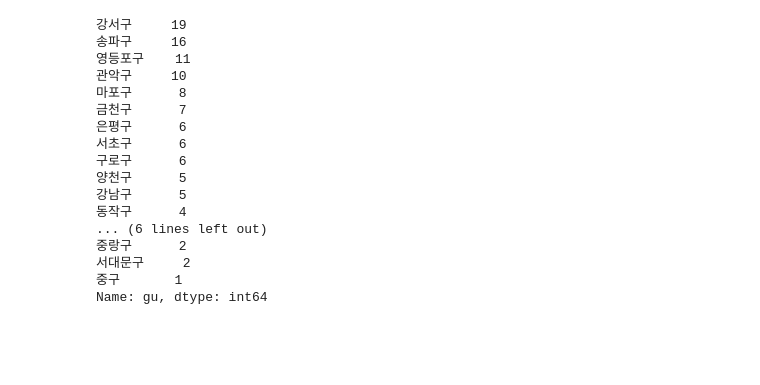
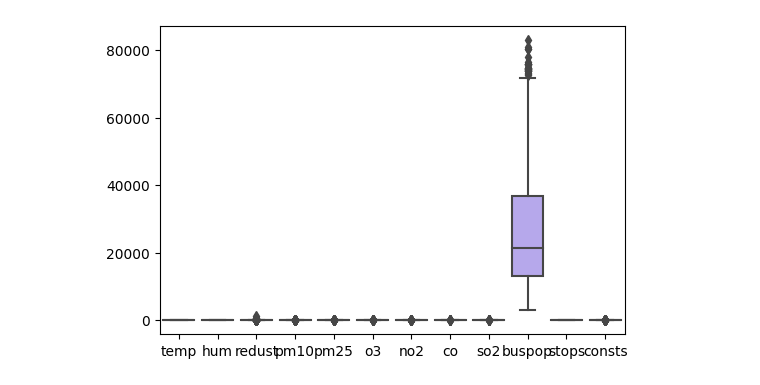
Before and after one commit to datajobbu/2023_1st_datamining, a Jupyter notebook: modeling/eda.ipynb, the cells around one changed output. Saved outputs shown, nothing was run; the diff lists cells and outputs as text; code cells hidden in the pictures; blank space fills up the shorter version.

```diff
--- a/modeling/eda.ipynb
+++ b/modeling/eda.ipynb
@@ -145,20 +46,6 @@ df.describe()
-# %%
-df[df['avg_re_dust']>100]['gu'].value_counts()
-# %% [output]
-강서구     19
-송파구     16
-영등포구    11
-관악구     10
-마포구      8
-금천구      7
-은평구      6
-서초구      6
-구로구      6
-양천구      5
-강남구      5
-동작구      4
-... (6 lines left out)
-중랑구      2
-서대문구     2
-중구       1
-Name: gu, dtype: int64
+# %%
+plt.figure(figsize=(6, 4))
+sns.boxplot(data=df.drop(['date_cd'], axis=1))
+plt.show()
+# %% [output]
+[figure, added]
```
Also changed, not shown: parts of 21 cells of this notebook, 4 other files.
